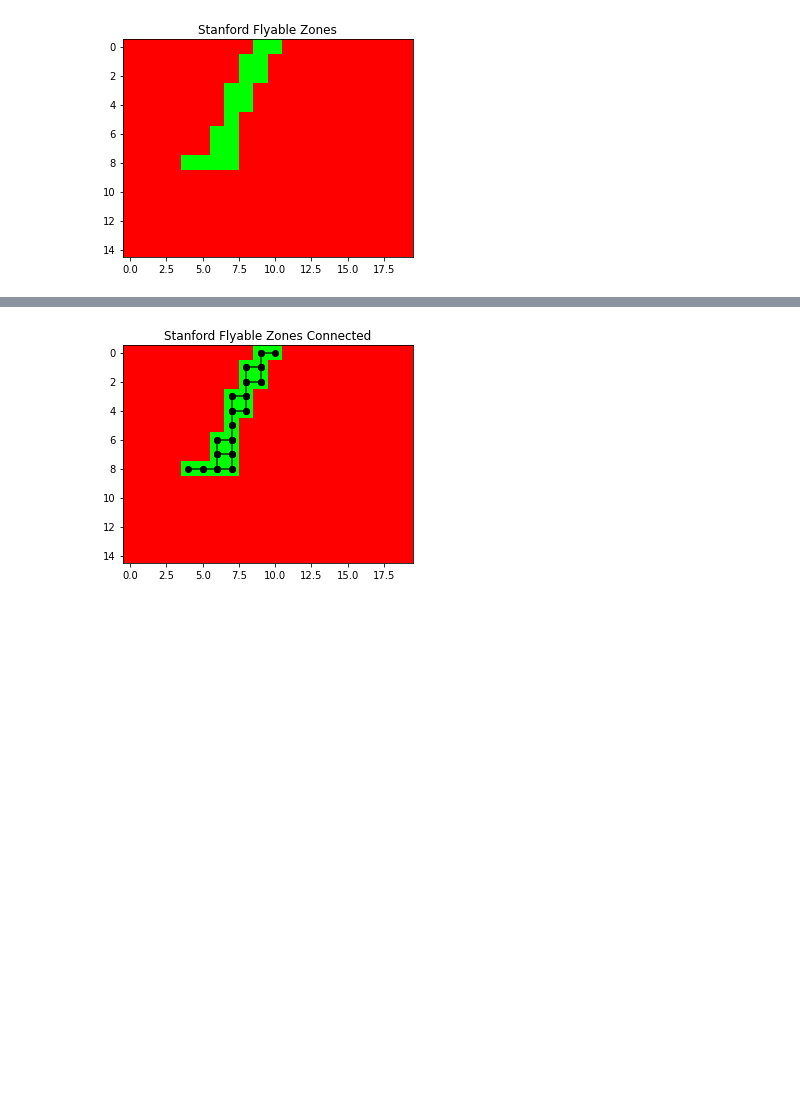
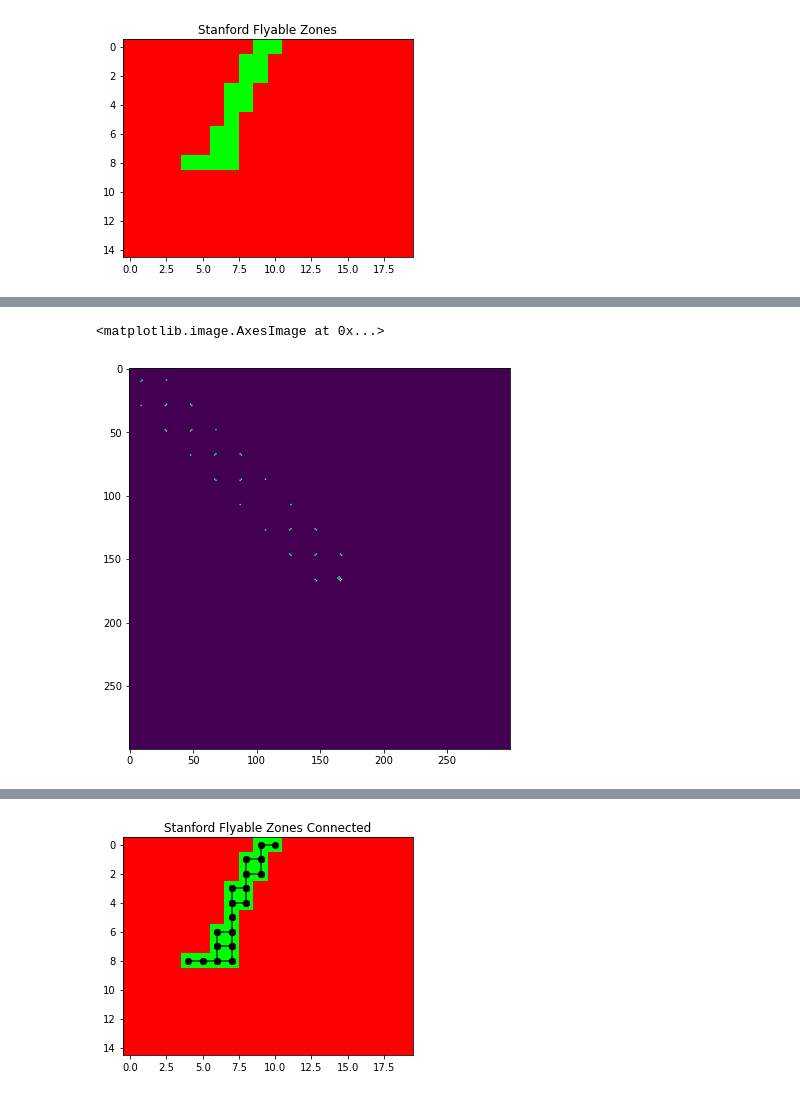
Before and after one commit to brentyi/ai4all_robotics_2020, a Jupyter notebook: graphs/Graphs 1.ipynb, the cells around one changed output, grey strips where cells are left out. Drawn from its saved outputs; the diff is of its cells as text; code cells hidden in the pictures; blank space fills up the shorter version.

```diff
--- a/graphs/Graphs 1.ipynb
+++ b/graphs/Graphs 1.ipynb
@@ -103,33 +185,42 @@ def adjacency_matrix(M, flyable=1):
     All inputs values should be normalized 0.0-1.0.
 
     Args:
-        title (str): Name of image we're visualizing.
-        image (np.ndarray): Image we're visualizing. Shape should be `(rows, cols)`.
+        M (np.ndarray): the map we are working with.
+        flyable (int): what number indicates a flyable cell; defauls to 1.
     """
+    # Size of map
     m, n = M.shape
-    k = m * n
-    A = np.zeros((k, k))
 
-    def idx(i, j):
-        return i * m + j
+    # Number of vertices
+    o = m * n
+
+    # A for *A*djacency matrix
+    A = np.zeros((o, o))
+
+    # YOUR CODE HERE
+    # ~~START DELETE~~
 
     for i in range(0, m):
         for j in range(0, n):
 
             # check up
             if i != 0 and M[i, j] == flyable and M[i-1, j] == flyable:
-                A[idx(i, j), idx(i-1, j)] = 1.
+                A[vertex_of_cell(M, i, j), vertex_of_cell(M, i-1, j)] = 1.
 
             # check left
             if j != 0 and M[i, j] == flyable and M[i, j-1] == flyable:
-                A[idx(i, j), idx(i, j-1)] = 1.
+                A[vertex_of_cell(M, i, j), vertex_of_cell(M, i, j-1)] = 1.
 
             # check down
             if i != m-1 and M[i, j] == flyable and M[i+1, j] == flyable:
-                A[idx(i, j), idx(i+1, j)] = 1.
+                A[vertex_of_cell(M, i, j), vertex_of_cell(M, i+1, j)] = 1.
 
             # check right
             if j != n-1 and M[i, j] == flyable and M[i, j+1] == flyable:
-                A[idx(i, j), idx(i, j+1)] = 1.
+                A[vertex_of_cell(M, i, j), vertex_of_cell(M, i, j+1)] = 1.
+
+    # ~~END DELETE~~
 
     return A
+# %%
+stanford_adjacency = adjacency_matrix(stanford_map)
@@ -135,0 +233,7 @@ def adjacency_matrix(M, flyable=1):
+# %%
+import matplotlib.pyplot as plt
+plt.figure(figsize=(7, 7))
+plt.imshow(stanford_adjacency)
+# %% [output]
+<matplotlib.image.AxesImage at 0x...>
+[figure, added]
```
Also changed, not shown: parts of 56 cells of this notebook, 1 other file.
